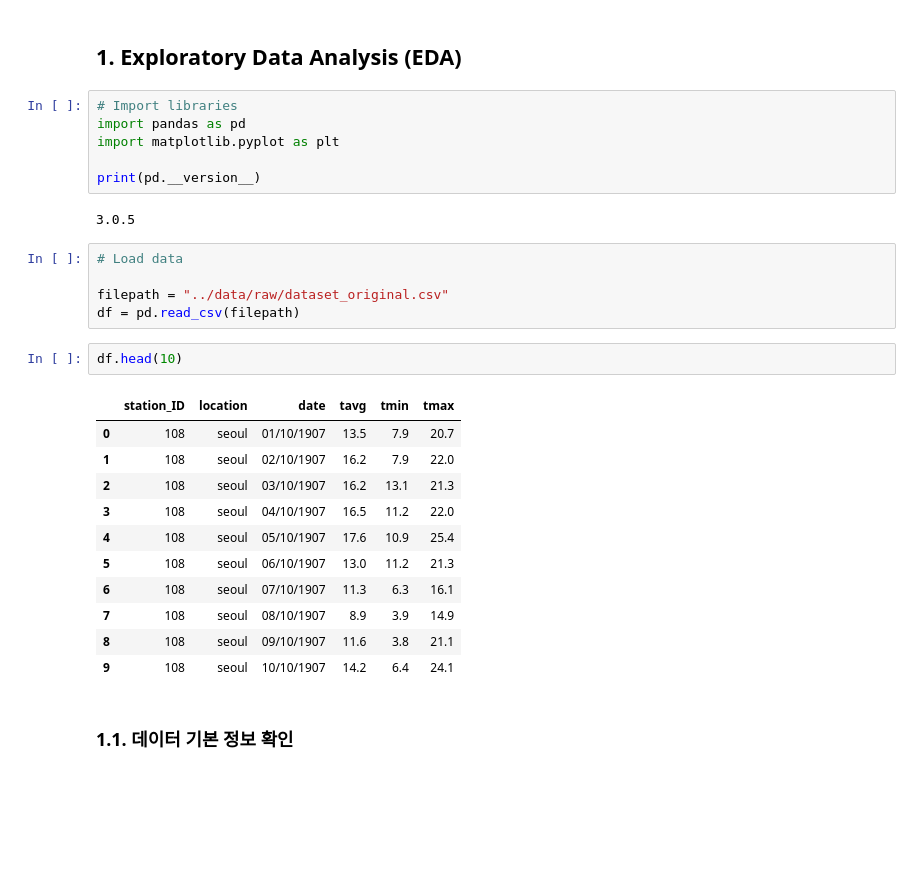
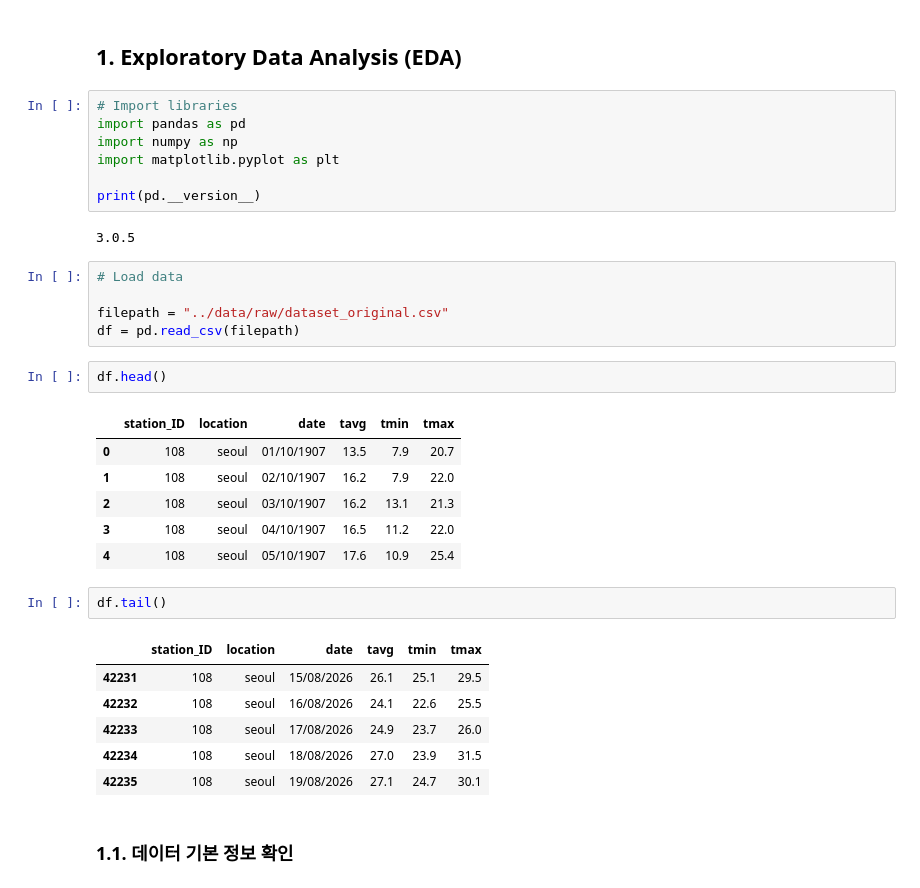
Before and after one commit to freepoincare/time-series-data-analysis, a Jupyter notebook: notebooks/1_EDA_preprocessing.ipynb, the cells around one changed output. Saved outputs shown, nothing was run; the diff lists cells and outputs as text; blank space fills up the shorter version.

```diff
--- a/notebooks/1_EDA_preprocessing.ipynb
+++ b/notebooks/1_EDA_preprocessing.ipynb
@@ -3,6 +3,7 @@
 # %%
 # Import libraries
 import pandas as pd
+import numpy as np
 import matplotlib.pyplot as plt
 
 print(pd.__version__)
@@ -14,19 +15,23 @@ print(pd.__version__)
 filepath = "../data/raw/dataset_original.csv"
 df = pd.read_csv(filepath)
 # %%
-df.head(10)
+df.head()
 # %% [output]
 |  | station_ID | location | date | tavg | tmin | tmax |
 | 0 | 108 | seoul | 01/10/1907 | 13.5 | 7.9 | 20.7 |
 | 1 | 108 | seoul | 02/10/1907 | 16.2 | 7.9 | 22.0 |
 | 2 | 108 | seoul | 03/10/1907 | 16.2 | 13.1 | 21.3 |
 | 3 | 108 | seoul | 04/10/1907 | 16.5 | 11.2 | 22.0 |
 | 4 | 108 | seoul | 05/10/1907 | 17.6 | 10.9 | 25.4 |
-| 5 | 108 | seoul | 06/10/1907 | 13.0 | 11.2 | 21.3 |
-| 6 | 108 | seoul | 07/10/1907 | 11.3 | 6.3 | 16.1 |
-| 7 | 108 | seoul | 08/10/1907 | 8.9 | 3.9 | 14.9 |
-| 8 | 108 | seoul | 09/10/1907 | 11.6 | 3.8 | 21.1 |
-| 9 | 108 | seoul | 10/10/1907 | 14.2 | 6.4 | 24.1 |
+# %%
+df.tail()
+# %% [output]
+|  | station_ID | location | date | tavg | tmin | tmax |
+| 42231 | 108 | seoul | 15/08/2026 | 26.1 | 25.1 | 29.5 |
+| 42232 | 108 | seoul | 16/08/2026 | 24.1 | 22.6 | 25.5 |
+| 42233 | 108 | seoul | 17/08/2026 | 24.9 | 23.7 | 26.0 |
+| 42234 | 108 | seoul | 18/08/2026 | 27.0 | 23.9 | 31.5 |
+| 42235 | 108 | seoul | 19/08/2026 | 27.1 | 24.7 | 30.1 |
 # %% [markdown]
 ### 1.1. 데이터 기본 정보 확인
 # %%
```
Also changed, not shown: parts of 17 cells of this notebook, 1 other file.
